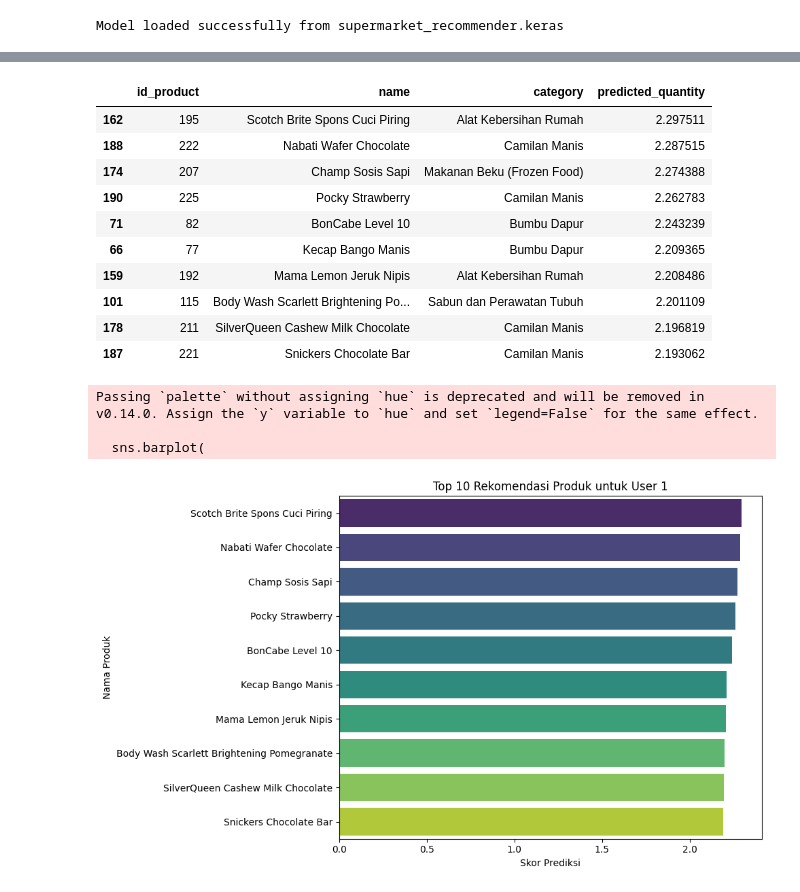
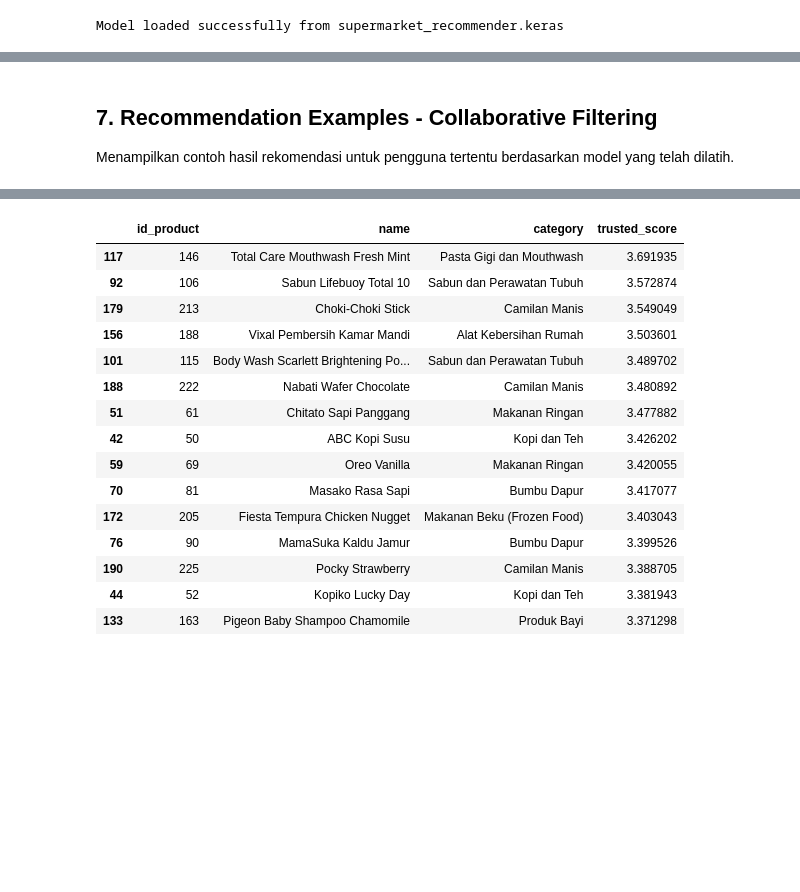
Before and after one commit to southampere28/ml-supermarket-recomender, a Jupyter notebook: Sistem_Rekomendasi_Produk_Supermarket.ipynb, the cells around one changed output, grey strips where cells are left out. Drawn from its saved outputs; the diff is of its cells as text; code cells hidden in the pictures; blank space fills up the shorter version.

```diff
--- a/Sistem_Rekomendasi_Produk_Supermarket.ipynb
+++ b/Sistem_Rekomendasi_Produk_Supermarket.ipynb
@@ -638 +654,22 @@ Model loaded successfully from supermarket_recommender.keras
+# %%
+# --- Ambil data produk unik ---
+products = Supermarket[['product_id_enc', 'name', 'category']].drop_duplicates().reset_index(drop=True)
+
+def preprocess_text(text):
+    return str(text).lower().strip()
+
+# Terapkan preprocessing
+products['name'] = products['name'].fillna('').apply(preprocess_text)
+products['category'] = products['category'].fillna('').apply(preprocess_text)
+
+# Gabungkan fitur teks
+products['combined_features'] = products['name'] + ' ' + products['category']
+
+# TF-IDF Vectorizer & Cosine Similarity
+tfidf = TfidfVectorizer(stop_words='english')
+tfidf_matrix = tfidf.fit_transform(products['combined_features'])
+cosine_sim = cosine_similarity(tfidf_matrix, tfidf_matrix)
+
+# Mapping product_id ke index baris
+product_indices = pd.Series(products.index, index=products['product_id_enc']).to_dict()
 # %% [markdown]
@@ -678,3 +810,6 @@ Contoh data transaksi:
+# %% [markdown]
+## 7. Recommendation Examples - Collaborative Filtering
+Menampilkan contoh hasil rekomendasi untuk pengguna tertentu berdasarkan model yang telah dilatih.
 # %%
 # Ambil 1 user untuk prediksi
 target_user_raw = Supermarket['id_user'].iloc[0]
@@ -696,7 +831,7 @@ pred_ratings = loaded_model.predict([user_array, unrated_products]).flatten()
 # Buat DataFrame hasil rekomendasi
 results = pd.DataFrame({
     'product_id_enc': unrated_products,
-    'predicted_quantity': pred_ratings,
+    'trusted_score': pred_ratings,
 })
 
 # Kembalikan ID produk asli
@@ -710,10 +845,10 @@ results = results.merge(
 )
 
 # Ambil 10 rekomendasi teratas
-top_recommendations = results.sort_values('predicted_quantity', ascending=False).head(10)
+top_recommendations = results.sort_values('trusted_score', ascending=False).head(15)
 
 # Tampilkan hasil
-print(f"\nTop 10 rekomendasi untuk user {target_user_raw}:")
-# Display the relevant columns, predicted_quantity is available
-display(top_recommendations[['id_product', 'name', 'category', 'predicted_quantity']])
+print(f"\nTop 15 rekomendasi untuk user {target_user_raw}:")
+# Display the relevant columns, trusted_score is available
+display(top_recommendations[['id_product', 'name', 'category', 'trusted_score']])
 # %% [output]
@@ -723,29 +858,16 @@ Top 10 rekomendasi untuk user 1:
-|  | id_product | name | category | predicted_quantity |
-| 162 | 195 | Scotch Brite Spons Cuci Piring | Alat Kebersihan Rumah | 2.297511 |
-| 188 | 222 | Nabati Wafer Chocolate | Camilan Manis | 2.287515 |
-| 174 | 207 | Champ Sosis Sapi | Makanan Beku (Frozen Food) | 2.274388 |
-| 190 | 225 | Pocky Strawberry | Camilan Manis | 2.262783 |
-| 71 | 82 | BonCabe Level 10 | Bumbu Dapur | 2.243239 |
-| 66 | 77 | Kecap Bango Manis | Bumbu Dapur | 2.209365 |
-| 159 | 192 | Mama Lemon Jeruk Nipis | Alat Kebersihan Rumah | 2.208486 |
-| 101 | 115 | Body Wash Scarlett Brightening Po... | Sabun dan Perawatan Tubuh | 2.201109 |
-| 178 | 211 | SilverQueen Cashew Milk Chocolate | Camilan Manis | 2.196819 |
-| 187 | 221 | Snickers Chocolate Bar | Camilan Manis | 2.193062 |
+|  | id_product | name | category | trusted_score |
+| 117 | 146 | Total Care Mouthwash Fresh Mint | Pasta Gigi dan Mouthwash | 3.691935 |
+| 92 | 106 | Sabun Lifebuoy Total 10 | Sabun dan Perawatan Tubuh | 3.572874 |
+| 179 | 213 | Choki-Choki Stick | Camilan Manis | 3.549049 |
+| 156 | 188 | Vixal Pembersih Kamar Mandi | Alat Kebersihan Rumah | 3.503601 |
+| 101 | 115 | Body Wash Scarlett Brightening Po... | Sabun dan Perawatan Tubuh | 3.489702 |
+| 188 | 222 | Nabati Wafer Chocolate | Camilan Manis | 3.480892 |
+| 51 | 61 | Chitato Sapi Panggang | Makanan Ringan | 3.477882 |
+| 42 | 50 | ABC Kopi Susu | Kopi dan Teh | 3.426202 |
+| 59 | 69 | Oreo Vanilla | Makanan Ringan | 3.420055 |
+| 70 | 81 | Masako Rasa Sapi | Bumbu Dapur | 3.417077 |
+| 172 | 205 | Fiesta Tempura Chicken Nugget | Makanan Beku (Frozen Food) | 3.403043 |
+| 76 | 90 | MamaSuka Kaldu Jamur | Bumbu Dapur | 3.399526 |
+| 190 | 225 | Pocky Strawberry | Camilan Manis | 3.388705 |
+| 44 | 52 | Kopiko Lucky Day | Kopi dan Teh | 3.381943 |
+| 133 | 163 | Pigeon Baby Shampoo Chamomile | Produk Bayi | 3.371298 |
-# %%
-plt.figure(figsize=(10, 6))
-sns.barplot(
-    data=top_recommendations,
-    y='name',
-    x='predicted_quantity',
-    palette='viridis'
-)
-plt.xlabel('Skor Prediksi')
-plt.ylabel('Nama Produk')
-plt.title(f'Top 10 Rekomendasi Produk untuk User {target_user_raw}')
-plt.tight_layout()
-plt.show()
-# %% [output]
-Passing `palette` without assigning `hue` is deprecated and will be removed in v0.14.0. Assign the `y` variable to `hue` and set `legend=False` for the same effect.
-
-  sns.barplot(
-[figure, removed]
```
Also changed, not shown: parts of 55 cells of this notebook.
